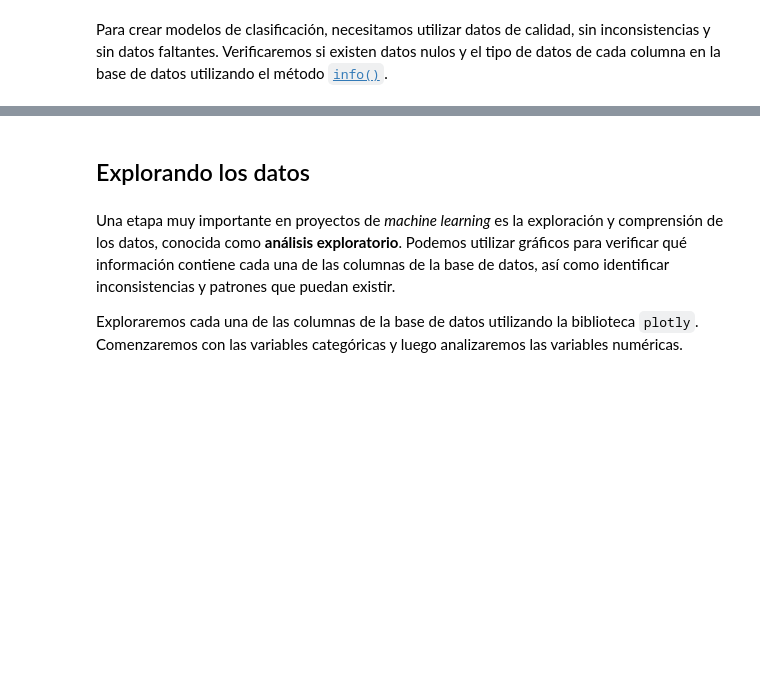
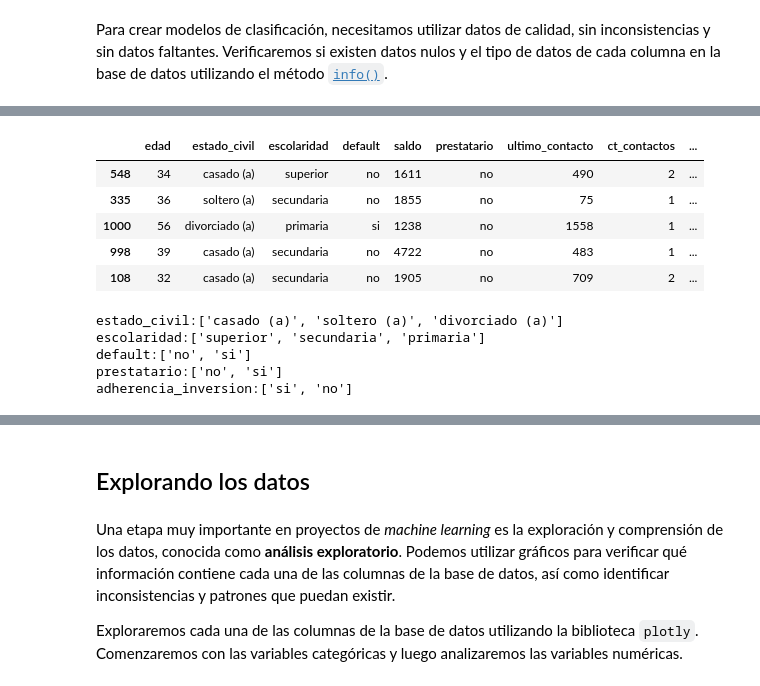
Before and after one commit to JCSR2022/Alura_Data_Science, a Jupyter notebook: Learning_to_Classify_Data_with_ML/Clasificacion_primeros_pasos.ipynb, the cells around one changed output, grey strips where cells are left out. Drawn from its saved outputs; the diff is of its cells as text; code cells hidden in the pictures; blank space fills up the shorter version.

```diff
--- a/Learning_to_Classify_Data_with_ML/Clasificacion_primeros_pasos.ipynb
+++ b/Learning_to_Classify_Data_with_ML/Clasificacion_primeros_pasos.ipynb
@@ -43,0 +45,22 @@ Para crear modelos de clasificación, necesitamos utilizar datos de calidad, sin
+# %%
+datos.sample(5)
+# %% [output]
+|  | edad | estado_civil | escolaridad | default | saldo | prestatario | ultimo_contacto | ct_contactos | ... |
+| 548 | 34 | casado (a) | superior | no | 1611 | no | 490 | 2 | ... |
+| 335 | 36 | soltero (a) | secundaria | no | 1855 | no | 75 | 1 | ... |
+| 1000 | 56 | divorciado (a) | primaria | si | 1238 | no | 1558 | 1 | ... |
+| 998 | 39 | casado (a) | secundaria | no | 4722 | no | 483 | 1 | ... |
+| 108 | 32 | casado (a) | secundaria | no | 1905 | no | 709 | 2 | ... |
+# %%
+# for col in datos.columns:
+#   if datos[col].dtype == 'object':
+#     print(f"{col}:{list(datos[col].unique())}" )
+
+for col in datos.select_dtypes(include=['object']):
+  print(f"{col}:{list(datos[col].unique())}" )
+# %% [output]
+estado_civil:['casado (a)', 'soltero (a)', 'divorciado (a)']
+escolaridad:['superior', 'secundaria', 'primaria']
+default:['no', 'si']
+prestatario:['no', 'si']
+adherencia_inversion:['si', 'no']
```
Also changed, not shown: parts of 19 cells of this notebook.
